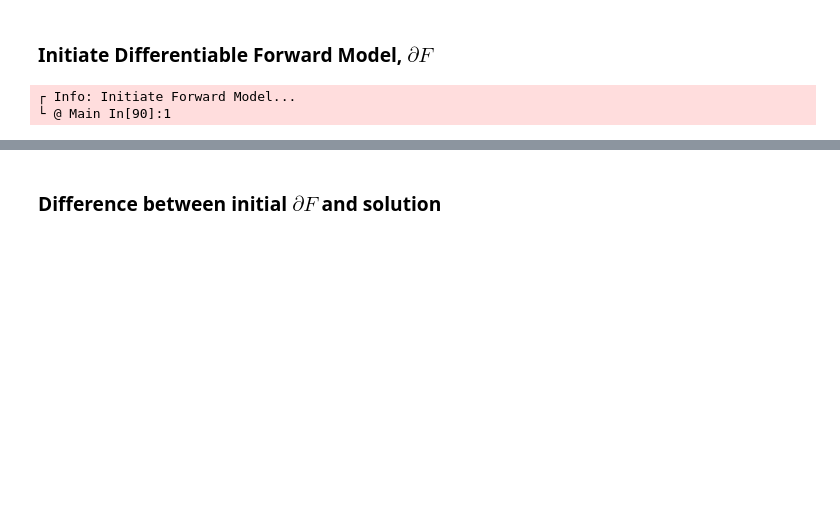
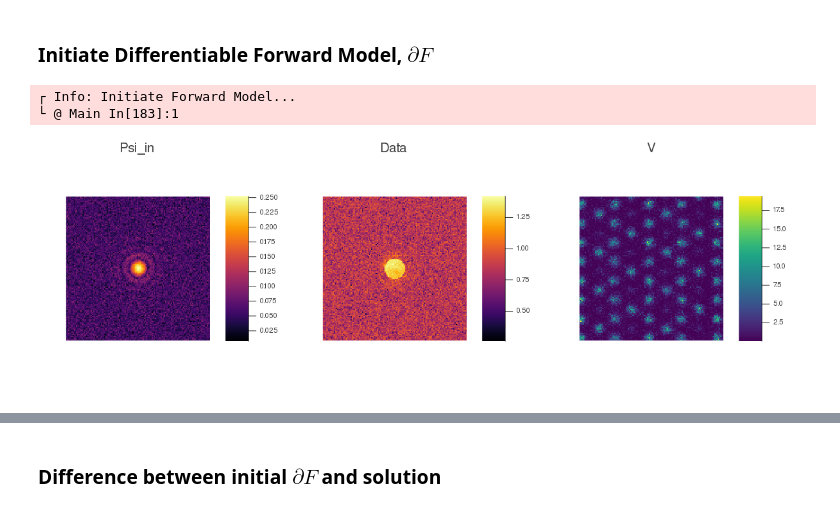
Before and after one commit to nlaanait/DiffPsi, a Jupyter notebook: DiffForwardMSA.ipynb, the cells around one changed output, grey strips where cells are left out. Drawn from its saved outputs; the diff is of its cells as text; code cells hidden in the pictures; blank space fills up the shorter version.

```diff
--- a/DiffForwardMSA.ipynb
+++ b/DiffForwardMSA.ipynb
@@ -175,26 +193,19 @@ comp_plot(psi2_trg, cpy_trg, V_trg)
 # %%
 @info("Initiate Forward Model...")
 scale = Float32(5e-1)
-psi_in = randn(ComplexF32, size(V_trg))
-# psi_in ./= sqrt.(sum(abs2.(psi_in)))
+psi_in = randn(ComplexF64, size(psi_trg))
+psi_in ./= sqrt.(sum(abs2.(psi_in)))
 psi, _ = MSA.build_probe(simParams)
-psi_mixing = 0.8
-V_mixing = 0.00
-for idx in 1:size(psi_in, 3)
-    psi_in[:,:,idx] ./= sqrt.(sum(abs2.(psi_in[:,:,idx])))
-    psi_in[:,:,idx] = psi_mixing * psi + (1 - psi_mixing) * psi_in[:,:,idx]
-end
-
-# psi_in = psi_mixing * psi + (1 - psi_mixing) * psi_in
-V_in = V_mixing * V_trg + (1 - V_mixing) * im * randn(Float32, size(V_trg))
-for idx in 1:size(V_in, 3)
-    V_in[:,:,idx] = MSA.build_transmPropagator(V_in[:,:,idx], sigma)
-end
+psi_mixing = 0.5
+V_mixing = 0.5
+psi_in = psi_mixing * psi + (1 - psi_mixing) * psi_in
+V_in = V_mixing * V_trg + (1 - V_mixing) * randn(Float64, size(V_trg))
 model = ForwardModel(psi_in, V_in, simParams, "∂F")
-comp_plot(forward(model), model.psi[:,:,1], angle.(V_in))
+comp_plot(forward(model; buffered=false), psi_in, V_in)
 # %% [output]
 ┌ Info: Initiate Forward Model...
-└ @ Main In[90]:1
+└ @ Main In[183]:1
+[figure, added]
 # %%
 # model gradients
 @info("Differentiating Forward Model...")
```
Also changed, not shown: parts of 18 cells of this notebook, 3 other files.
